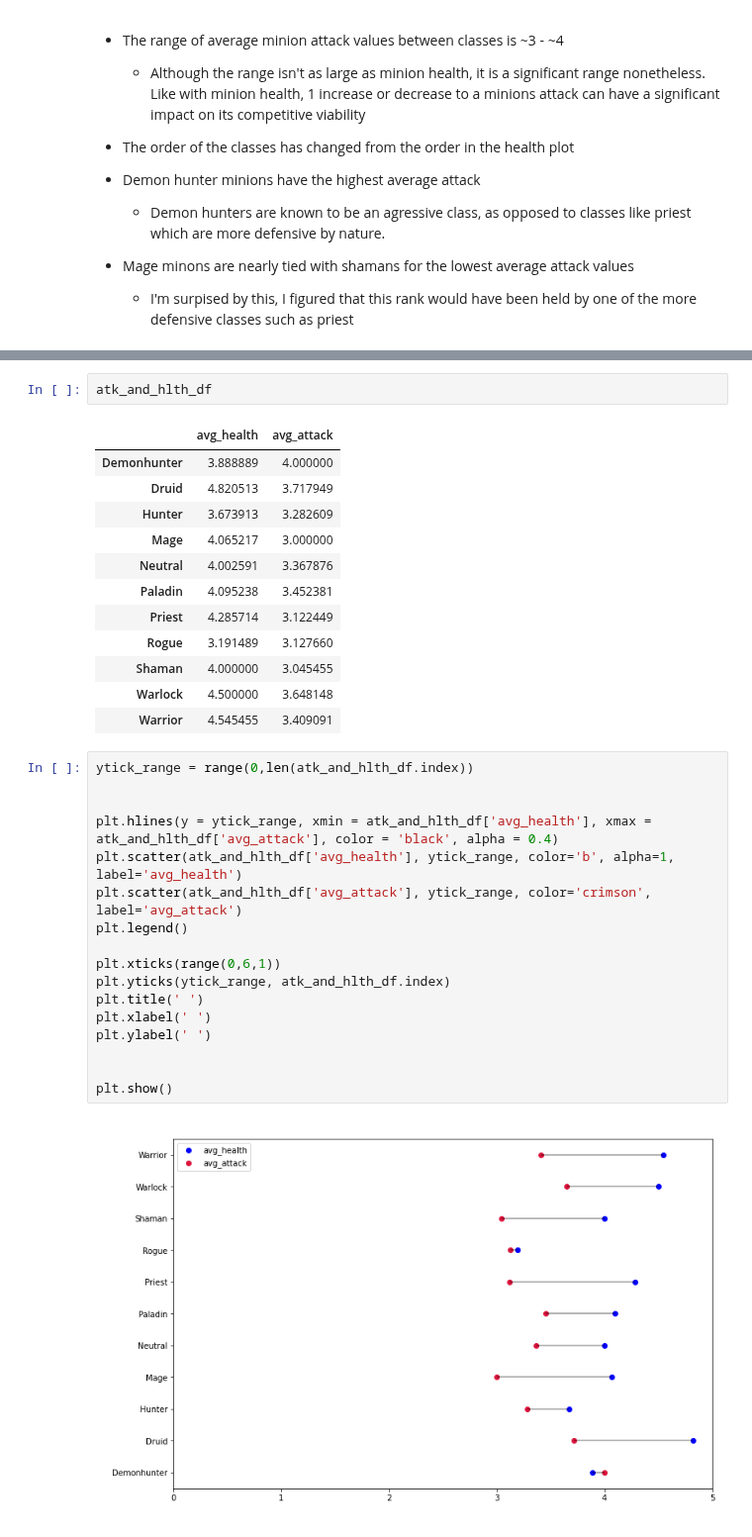
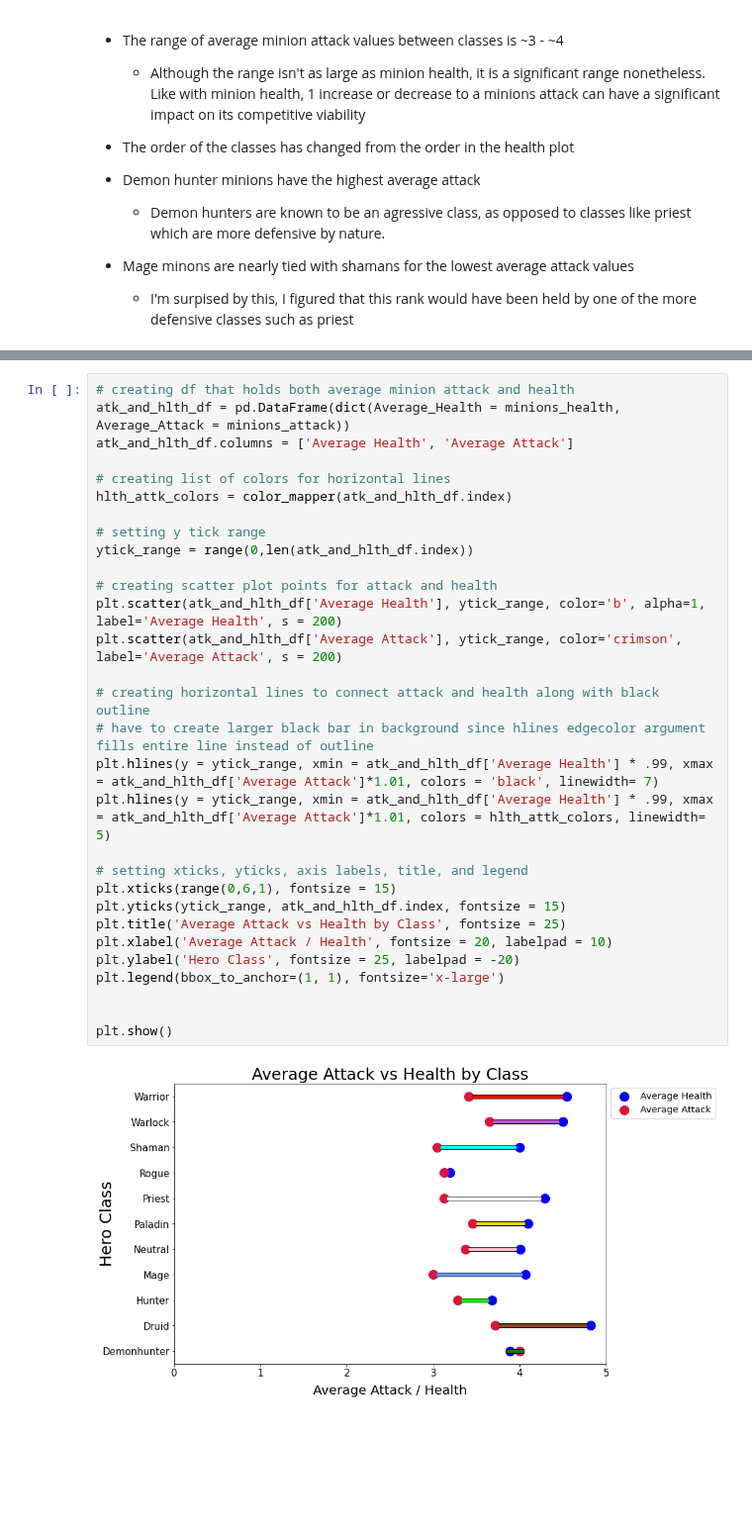
Before and after one commit to SamuelD-Data/hearthstone_project, a Jupyter notebook: hearthstone_project_notebook.ipynb, the cells around one changed output, grey strips where cells are left out. Shown at 99% size. Saved outputs shown, nothing was run; the diff lists cells and outputs as text; blank space fills up the shorter version.

Commit message:
refined attack/health lolliplot, added takeaways

```diff
--- a/hearthstone_project_notebook.ipynb
+++ b/hearthstone_project_notebook.ipynb
@@ -928,34 +926,32 @@ atk_and_hlth_df = pd.DataFrame(dict(avg_health = minions_health, avg_attack = mi
-# %%
-atk_and_hlth_df
-# %% [output]
-|  | avg_health | avg_attack |
-| Demonhunter | 3.888889 | 4.000000 |
-| Druid | 4.820513 | 3.717949 |
-| Hunter | 3.673913 | 3.282609 |
-| Mage | 4.065217 | 3.000000 |
-| Neutral | 4.002591 | 3.367876 |
-| Paladin | 4.095238 | 3.452381 |
-| Priest | 4.285714 | 3.122449 |
-| Rogue | 3.191489 | 3.127660 |
-| Shaman | 4.000000 | 3.045455 |
-| Warlock | 4.500000 | 3.648148 |
-| Warrior | 4.545455 | 3.409091 |
-# %%
-ytick_range = range(0,len(atk_and_hlth_df.index))
-
-
-plt.hlines(y = ytick_range, xmin = atk_and_hlth_df['avg_health'], xmax = atk_and_hlth_df['avg_attack'], color = 'black', alpha = 0.4)
-plt.scatter(atk_and_hlth_df['avg_health'], ytick_range, color='b', alpha=1, label='avg_health')
-plt.scatter(atk_and_hlth_df['avg_attack'], ytick_range, color='crimson', label='avg_attack')
-plt.legend()
-
-plt.xticks(range(0,6,1))
-plt.yticks(ytick_range, atk_and_hlth_df.index)
-plt.title(' ')
-plt.xlabel(' ')
-plt.ylabel(' ')
-
-
-plt.show()
-# %% [output]
-[figure, removed]
+# %%
+# creating df that holds both average minion attack and health
+atk_and_hlth_df = pd.DataFrame(dict(Average_Health = minions_health, Average_Attack = minions_attack))
+atk_and_hlth_df.columns = ['Average Health', 'Average Attack']
+
+# creating list of colors for horizontal lines
+hlth_attk_colors = color_mapper(atk_and_hlth_df.index)
+
+# setting y tick range
+ytick_range = range(0,len(atk_and_hlth_df.index))
+
+# creating scatter plot points for attack and health
+plt.scatter(atk_and_hlth_df['Average Health'], ytick_range, color='b', alpha=1, label='Average Health', s = 200)
+plt.scatter(atk_and_hlth_df['Average Attack'], ytick_range, color='crimson', label='Average Attack', s = 200)
+
+# creating horizontal lines to connect attack and health along with black outline
+# have to create larger black bar in background since hlines edgecolor argument fills entire line instead of outline
+plt.hlines(y = ytick_range, xmin = atk_and_hlth_df['Average Health'] * .99, xmax = atk_and_hlth_df['Average Attack']*1.01, colors = 'black', linewidth= 7)
+plt.hlines(y = ytick_range, xmin = atk_and_hlth_df['Average Health'] * .99, xmax = atk_and_hlth_df['Average Attack']*1.01, colors = hlth_attk_colors, linewidth= 5)
+
+# setting xticks, yticks, axis labels, title, and legend
+plt.xticks(range(0,6,1), fontsize = 15)
+plt.yticks(ytick_range, atk_and_hlth_df.index, fontsize = 15)
+plt.title('Average Attack vs Health by Class', fontsize = 25)
+plt.xlabel('Average Attack / Health', fontsize = 20, labelpad = 10)
+plt.ylabel('Hero Class', fontsize = 25, labelpad = -20)
+plt.legend(bbox_to_anchor=(1, 1), fontsize='x-large')
+
+
+plt.show()
+# %% [output]
+[figure, added]
```
Also changed, not shown: parts of 2 cells of this notebook.
